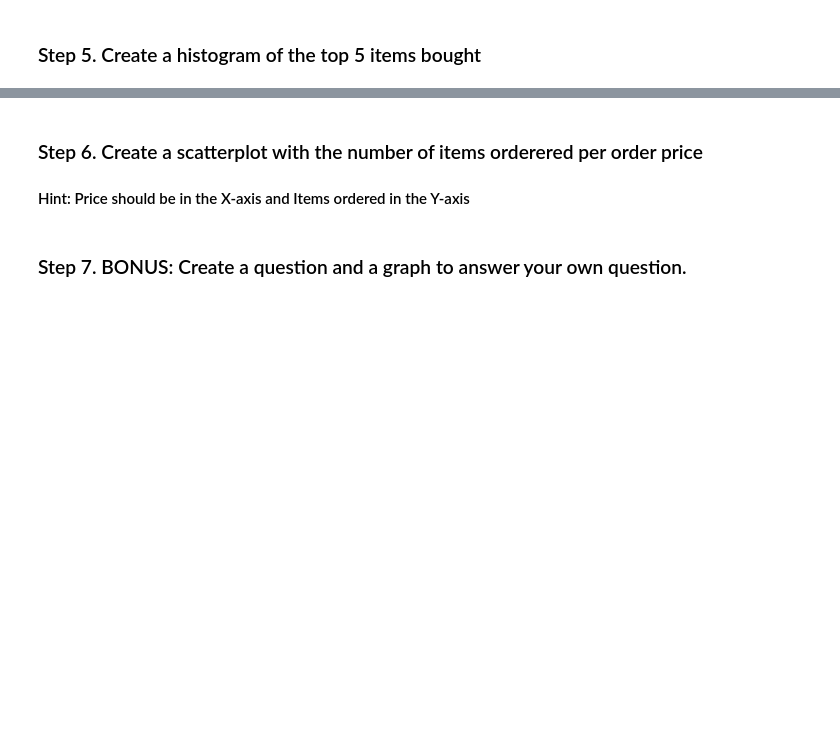
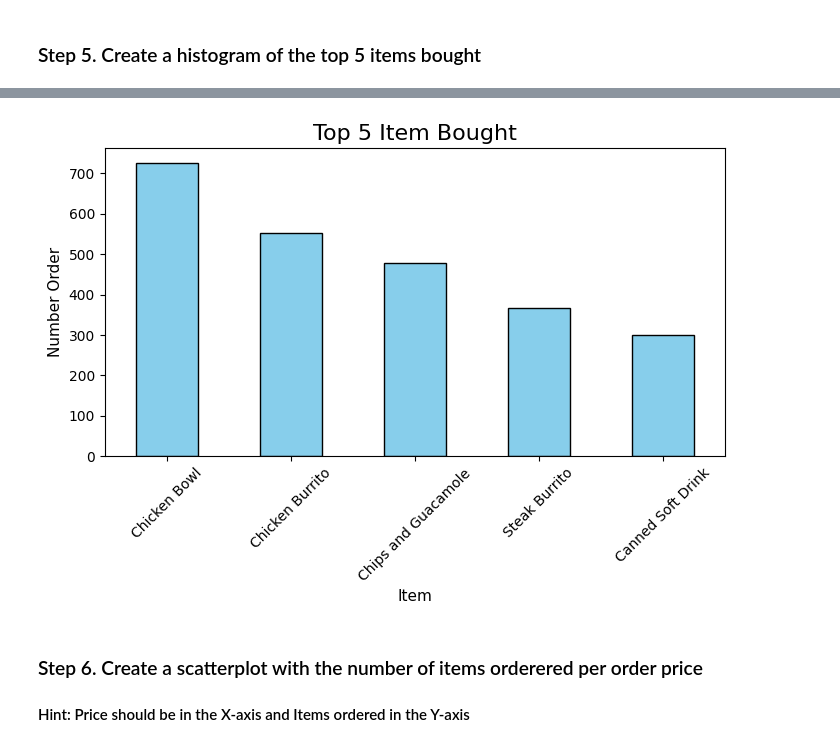
Before and after one commit to gehad-Ahmed30/Data-Analysis, a Jupyter notebook: Exercies Pandas/Visualization/Exercises (24).ipynb, the cells around one changed output, grey strips where cells are left out. Cells and saved outputs as stored; diff of their text form; code cells hidden in the pictures; blank space fills up the shorter version.

```diff
--- a/Exercies Pandas/Visualization/Exercises (24).ipynb
+++ b/Exercies Pandas/Visualization/Exercises (24).ipynb
@@ -9,3 +12,6 @@ Special thanks to: https://github.com/justmarkham for sharing the dataset and ma
 ### Step 2. Import the dataset from this [address](https://raw.githubusercontent.com/justmarkham/DAT8/master/data/chipotle.tsv).
 # %% [markdown]
 ### Step 3. Assign it to a variable called chipo.
+# %%
+chipo=pd.read_csv(r"https://raw.githubusercontent.com/justmarkham/DAT8/master/data/chipotle.tsv",sep='\t')
+chipo.head()
@@ -14,2 +41,5 @@ Special thanks to: https://github.com/justmarkham for sharing the dataset and ma
 # %% [markdown]
 ### Step 5. Create a histogram of the top 5 items bought
+# %%
+top_item=chipo['item_name'].value_counts().head(5)
+top_item
@@ -16,5 +54,13 @@ Special thanks to: https://github.com/justmarkham for sharing the dataset and ma
+# %%
+plt.figure(figsize=(8,4))
+top_item.plot(kind='bar',color='skyblue',edgecolor='black')
+plt.title("Top 5 Item Bought",fontsize=16)
+plt.ylabel("Number Order",fontsize=11)
+plt.xlabel("Item",fontsize=11)
+plt.xticks(rotation=45)
+plt.show()
+# %% [output]
+[figure, added]
 # %% [markdown]
 ### Step 6. Create a scatterplot with the number of items orderered per order price
 #### Hint: Price should be in the X-axis and Items ordered in the Y-axis
-# %% [markdown]
-### Step 7. BONUS: Create a question and a graph to answer your own question.
```
Also changed, not shown: parts of 6 cells of this notebook.
